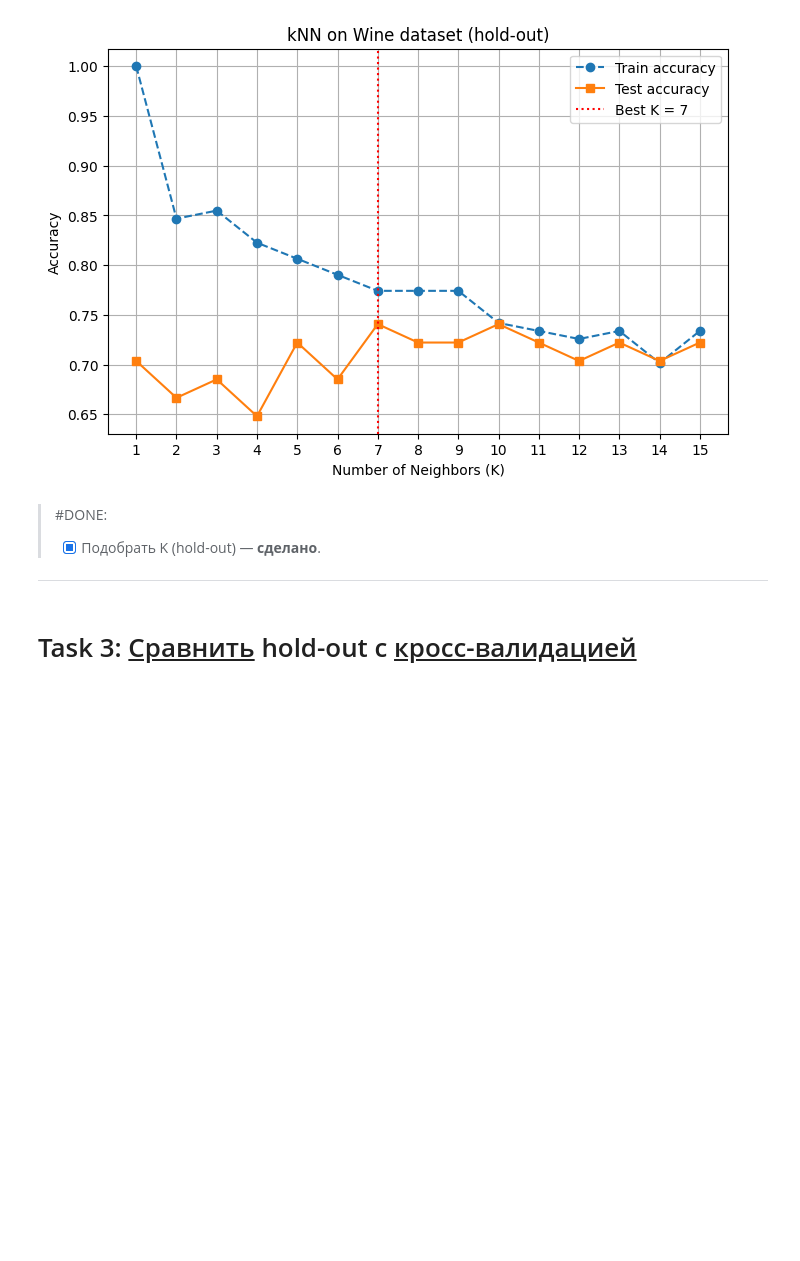
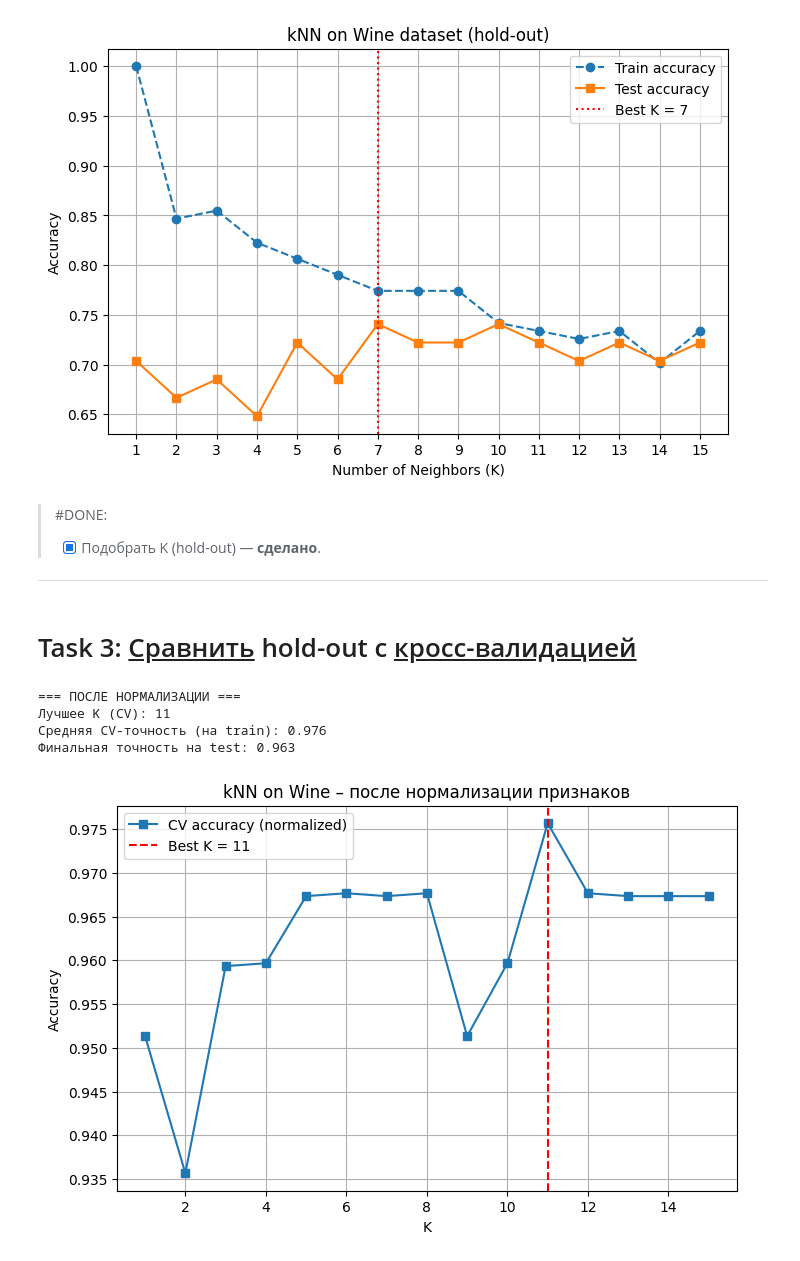
Before and after one commit to manifoldmind/Metric-Methods--Iris-Classifications, a Jupyter notebook: DONE.ipynb, the cells around one changed output. Saved outputs shown, nothing was run; the diff lists cells and outputs as text; code cells hidden in the pictures; blank space fills up the shorter version.

```diff
--- a/DONE.ipynb
+++ b/DONE.ipynb
@@ -204,3 +204,55 @@ plt.show()
 ___
 # %% [markdown]
 # Task 3: <u>Сравнить</u> hold-out с <u>кросс-валидацией</u>
+# %%
+# -------------------------------
+# ПОВТОРНЫЙ ЭКСПЕРИМЕНТ С НОРМАЛИЗАЦИЕЙ
+# -------------------------------
+from sklearn.preprocessing import StandardScaler
+from sklearn.neighbors import KNeighborsClassifier
+from sklearn.model_selection import cross_val_score
+import numpy as np
+import matplotlib.pyplot as plt
+
+# Масштабирование
+scaler = StandardScaler()
+X_train_scaled = scaler.fit_transform(X_train)
+X_test_scaled = scaler.transform(X_test)
+
+k_range = range(1, 16)
+cv_scores_scaled = []
+
+for k in k_range:
+    knn = KNeighborsClassifier(n_neighbors=k)
+    scores = cross_val_score(knn, X_train_scaled, y_train, cv=5, scoring='accuracy')
+    cv_scores_scaled.append(scores.mean())
+
+best_k = k_range[np.argmax(cv_scores_scaled)]
+best_cv_acc = max(cv_scores_scaled)
+
+# Финальное обучение и проверка на test
+knn_final = KNeighborsClassifier(n_neighbors=best_k)
+knn_final.fit(X_train_scaled, y_train)
+test_acc = knn_final.score(X_test_scaled, y_test)
+
+print("=== ПОСЛЕ НОРМАЛИЗАЦИИ ===")
+print(f"Лучшее K (CV): {best_k}")
+print(f"Средняя CV-точность (на train): {best_cv_acc:.3f}")
+print(f"Финальная точность на test: {test_acc:.3f}")
+
+# График
+plt.figure(figsize=(8,5))
+plt.plot(k_range, cv_scores_scaled, marker='s', label='CV accuracy (normalized)')
+plt.axvline(best_k, color='red', linestyle='--', label=f'Best K = {best_k}')
+plt.xlabel('K')
+plt.ylabel('Accuracy')
+plt.title('kNN on Wine – после нормализации признаков')
+plt.legend()
+plt.grid()
+plt.show()
+# %% [output]
+=== ПОСЛЕ НОРМАЛИЗАЦИИ ===
+Лучшее K (CV): 11
+Средняя CV-точность (на train): 0.976
+Финальная точность на test: 0.963
+[figure, added]
```
Also changed, not shown: parts of 1 cell of this notebook.
